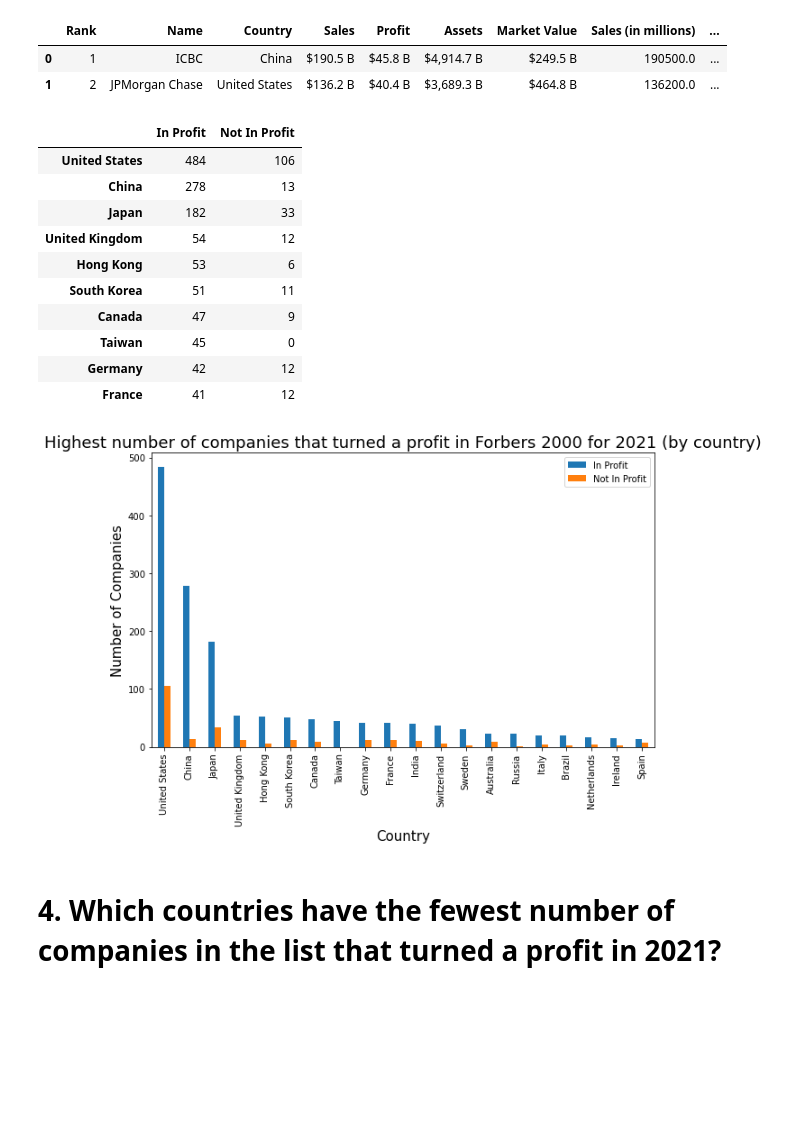
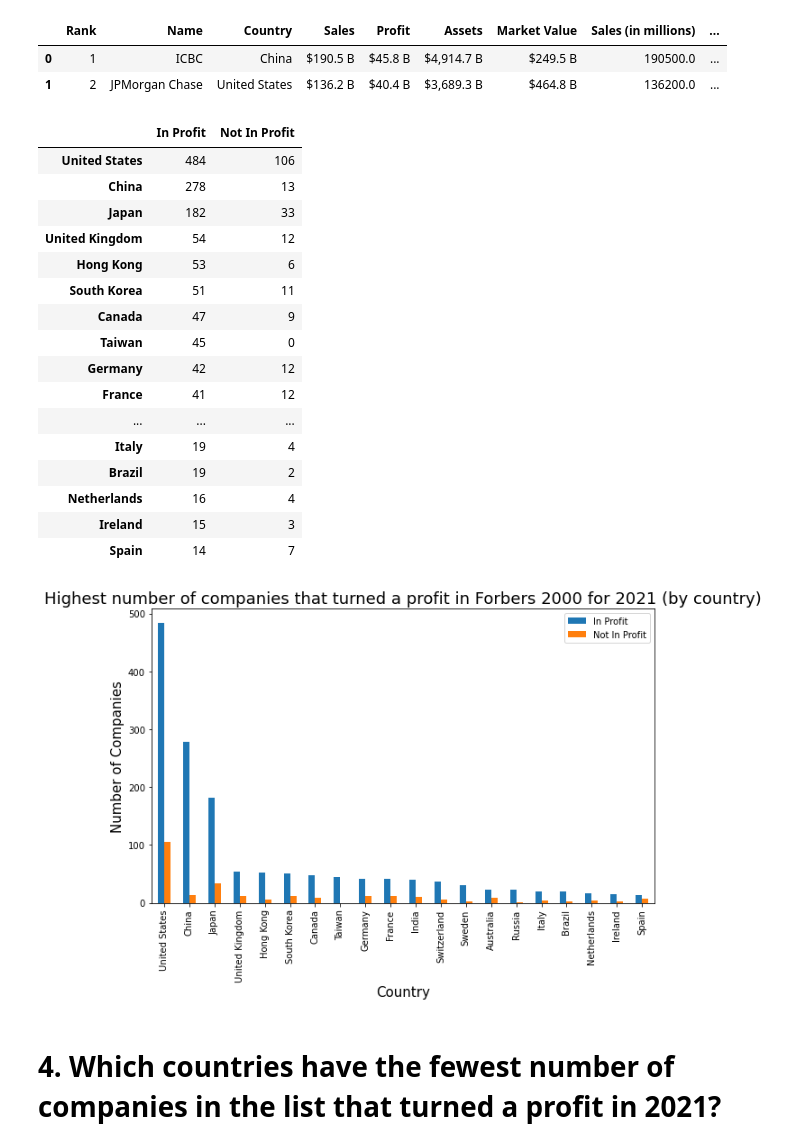
Before and after one commit to richardgourley/fortune-global-2000-in-2021, a Jupyter notebook: 4-visualizations.ipynb, the cells around one changed output. Drawn from its saved outputs; the diff is of its cells as text; code cells hidden in the pictures; blank space fills up the shorter version.

Commit message:
Number on table head same as graph number in countries with lowest highest number of profitable companies

```diff
--- a/4-visualizations.ipynb
+++ b/4-visualizations.ipynb
@@ -105,35 +105,41 @@ df_countries_in_profit = df_countries_in_profit.T
 # %%
 # Order by most companies in profit
 df_countries_in_profit.sort_values('In Profit', ascending=False, inplace=True)
-df_countries_in_profit.head(10)
+df_countries_in_profit.head(20)
 # %% [output]
 |  | In Profit | Not In Profit |
 | United States | 484 | 106 |
 | China | 278 | 13 |
 | Japan | 182 | 33 |
 | United Kingdom | 54 | 12 |
 | Hong Kong | 53 | 6 |
 | South Korea | 51 | 11 |
 | Canada | 47 | 9 |
 | Taiwan | 45 | 0 |
 | Germany | 42 | 12 |
 | France | 41 | 12 |
+| ... | ... | ... |
+| Italy | 19 | 4 |
+| Brazil | 19 | 2 |
+| Netherlands | 16 | 4 |
+| Ireland | 15 | 3 |
+| Spain | 14 | 7 |
-# %%
-# Create a grouped bar chart
-chart = df_countries_in_profit.head(20).plot(kind="bar", xlabel="Country", ylabel="In Profit", title="Highest number of companies in profit by country 2021")
-
-# Retrieve matplotlib figure to format chart size
-fig = chart.get_figure()
-fig.set_size_inches(10, 6)
-
-plt.xlabel('Country', size=15)
-plt.ylabel('Number of Companies', size=15)
-
-plt.title("Highest number of companies that turned a profit in Forbers 2000 for 2021 (by country)", size=18)
-
-plt.show()
-# %% [output]
-[figure, removed]
+# %%
+# Create a grouped bar chart
+chart = df_countries_in_profit.head(20).plot(kind="bar", xlabel="Country", ylabel="In Profit", title="Highest number of companies in profit by country 2021")
+
+# Retrieve matplotlib figure to format chart size
+fig = chart.get_figure()
+fig.set_size_inches(10, 6)
+
+plt.xlabel('Country', size=15)
+plt.ylabel('Number of Companies', size=15)
+
+plt.title("Highest number of companies that turned a profit in Forbers 2000 for 2021 (by country)", size=18)
+
+plt.show()
+# %% [output]
+[figure, added]
 # %% [markdown]
 # 4. Which countries have the fewest number of companies in the list that turned a profit in 2021?
 # %%
```
Also changed, not shown: parts of 11 cells of this notebook.
